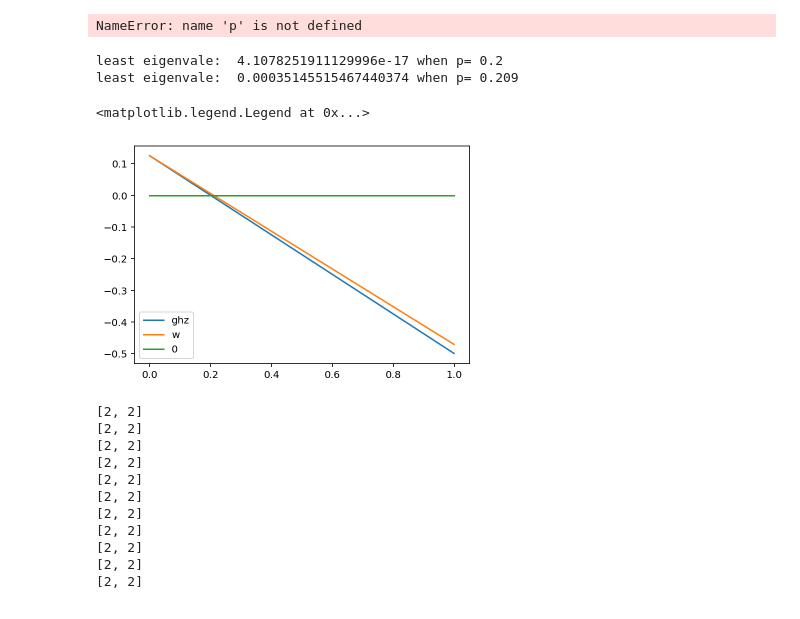
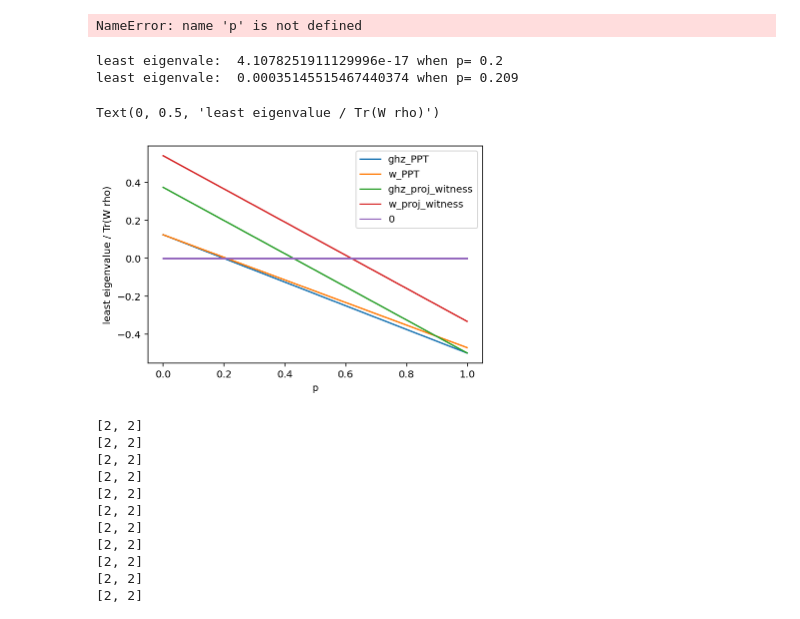
Before and after one commit to Jue-Xu/Entanglement-Witness, a Jupyter notebook: Code/Entangle.ipynb, the cells around one changed output. Drawn from its saved outputs; the diff is of its cells as text; code cells hidden in the pictures.

```diff
--- a/Code/Entangle.ipynb
+++ b/Code/Entangle.ipynb
@@ -138,36 +138,40 @@ white_noise_list = [i / size for i in range(size)]
 # white_noise_list
 white_noise_www = [
     p * ket2dm(w_state(3)) + (1 - p) / 2**3 * qeye([2 for j in range(3)])
     for p in white_noise_list
 ]
 
 white_noise_ghz = [
     p * ket2dm(ghz_state(3)) + (1 - p) / 2**3 * qeye([2 for j in range(3)])
     for p in white_noise_list
 ]
 
 # evaluate the least eigenvalues of partial transpose with partition (A|BC)
 eigvals_ghz = np.array([ppt_criterion(rho) for rho in white_noise_ghz]).flatten()
 eigvals_www = np.array([ppt_criterion(rho) for rho in white_noise_www]).flatten()
 
 def find_maximal_p_entangle(eigval_list):
     for index, item in enumerate(eigval_list):
         if index < size - 1:
             if item * eigval_list[index + 1] < 0:
                 print('least eigenvale: ', item,'when p=', index/size)
 
 find_maximal_p_entangle(eigvals_ghz)
 find_maximal_p_entangle(eigvals_www)
 
 plt.plot(white_noise_list, eigvals_ghz)
 plt.plot(white_noise_list, eigvals_www)
+plt.plot(white_noise_list, [3/8-7/8*p for p in white_noise_list])
+plt.plot(white_noise_list, [13/24-21/24*p for p in white_noise_list])
 plt.plot(white_noise_list, np.array([0 for i in white_noise_list]))
-plt.legend(['ghz','w','0'])
+plt.legend(['ghz_PPT','w_PPT','ghz_proj_witness','w_proj_witness','0'])
+plt.xlabel('p')
+plt.ylabel('least eigenvalue / Tr(W rho)')
 # %% [output]
 least eigenvale:  4.1078251911129996e-17 when p= 0.2
 least eigenvale:  0.00035145515467440374 when p= 0.209
-<matplotlib.legend.Legend at 0x...>
+Text(0, 0.5, 'least eigenvalue / Tr(W rho)')
-[figure, old version]
+[figure, new version]
 # %%
 # determine to what extent white noise the Bell state is not entangled
 size = 100
```
Also changed, not shown: parts of 2 cells of this notebook, 5 other files.
